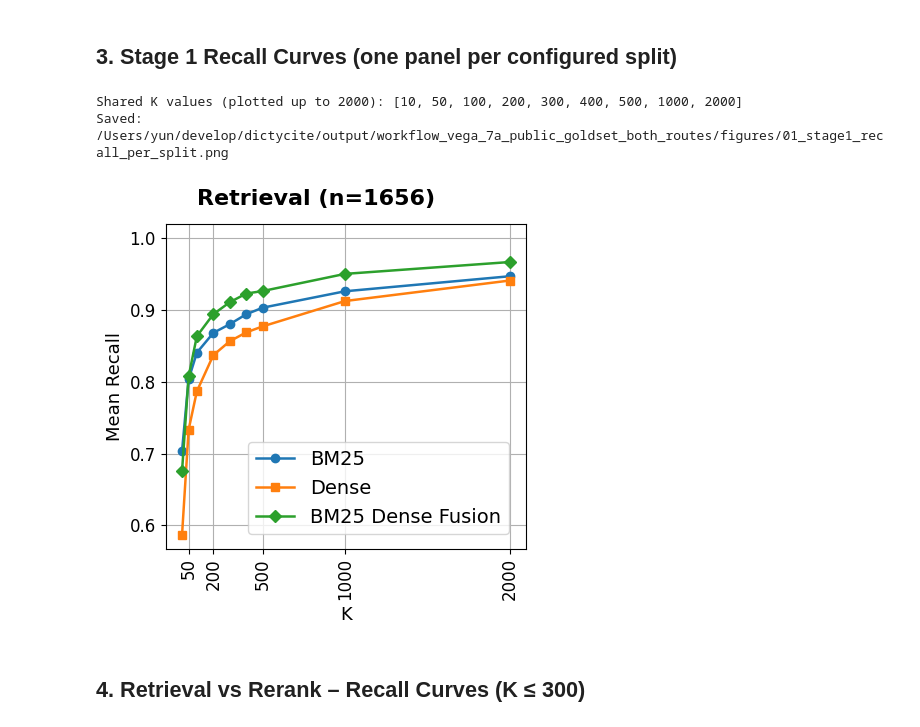
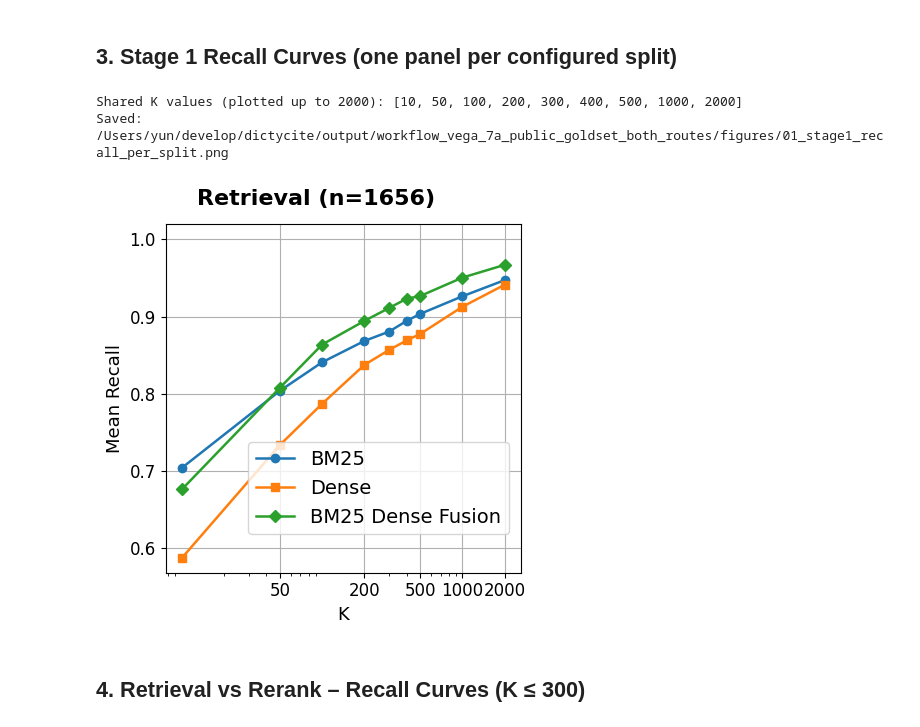
Before and after one commit to fulaibaowang/dictycite, a Jupyter notebook: notebooks/report_7a.ipynb, the cells around one changed output. Saved outputs shown, nothing was run; the diff lists cells and outputs as text; code cells hidden in the pictures.

```diff
--- a/notebooks/report_7a.ipynb
+++ b/notebooks/report_7a.ipynb
@@ -180,35 +180,36 @@ for idx, split in enumerate(splits):
             label=method_name,
             markersize=6,
             linewidth=1.8,
         )
 
     _axis_split_title(ax, split)
     ax.set_ylim(global_ymin, global_ymax)
 
     if idx == 0:
         ax.set_ylabel("Mean Recall")
     else:
         ax.set_ylabel("")
 
     ax.set_xlabel("K")
+    ax.set_xscale("log")
     ax.set_xticks(tick_values)
-    ax.set_xticklabels([str(k) for k in tick_values], rotation=90)
+    ax.set_xticklabels([str(k) for k in tick_values], rotation=0)
     ax.grid(True, axis="y")
     ax.grid(True, axis="x")
 
 handles, labels = axes[0].get_legend_handles_labels()
 fig.legend(handles, labels, loc="lower right", bbox_to_anchor=(0.95, 0.19), fontsize=14)
 
 fig.suptitle(_suptitle_n("Retrieval"), fontsize=16, fontweight="bold", y=0.9)
 plt.tight_layout(rect=_TIGHT_RECT)
 fig_path = output_dir / "01_stage1_recall_per_split.png"
 plt.savefig(fig_path, dpi=150, bbox_inches="tight")
 print("Saved:", fig_path)
 plt.show()
 # %% [output]
 Shared K values (plotted up to 2000): [10, 50, 100, 200, 300, 400, 500, 1000, 2000]
 Saved: /Users/yun/develop/dictycite/output/workflow_vega_7a_public_goldset_both_routes/figures/01_stage1_recall_per_split.png
-[figure, old version]
+[figure, new version]
 # %% [markdown]
 ## 4. Retrieval vs Rerank – Recall Curves (K ≤ 300)
 # %%
```
Also changed, not shown: parts of 5 cells of this notebook, 6 other files.
